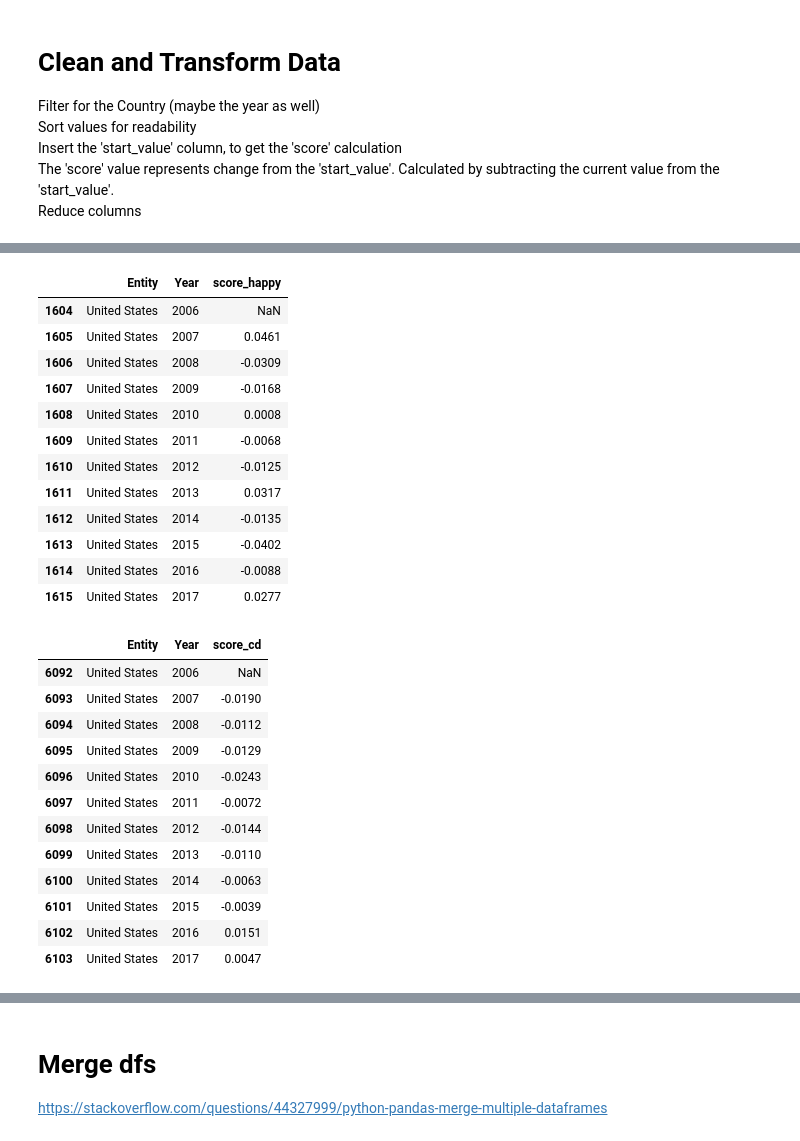
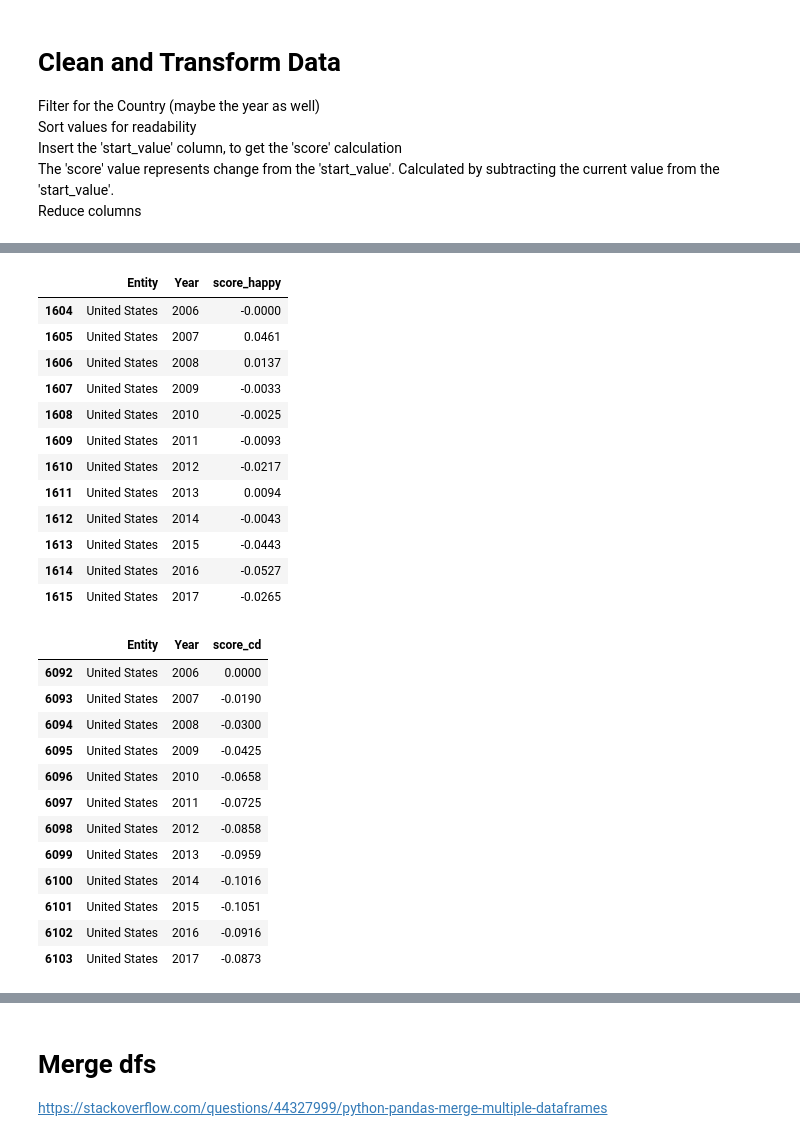
Before and after one commit to brendagutman/USA_Prosperity, a Jupyter notebook: Notebooks/usa_prosperity.ipynb, the cells around one changed output, grey strips where cells are left out. Drawn from its saved outputs; the diff is of its cells as text; code cells hidden in the pictures.

```diff
--- a/Notebooks/usa_prosperity.ipynb
+++ b/Notebooks/usa_prosperity.ipynb
@@ -60,49 +60,49 @@ human_df_clean
 # %%
 #filter and clean happiness data
 happiness_clean = happiness[(happiness['Code'] == 'USA')&(happiness['Year'] >= 2006)&(happiness['Year'] < 2018)]
 happiness_clean = happiness_clean.sort_values(['Year'], ascending = (True))
-#happiness_clean.insert(4, 'start_value_h', 7.181794)
-happiness_clean['start_value_h'] = (happiness_clean['Life satisfaction in Cantril Ladder (World Happiness Report 2019)'].shift(1))
+happiness_clean.insert(4, 'start_value_h', 7.181794)
+#happiness_clean['start_value_h'] = (happiness_clean['Life satisfaction in Cantril Ladder (World Happiness Report 2019)'].shift(1))
 happiness_clean['score_happy'] = round((happiness_clean['Life satisfaction in Cantril Ladder (World Happiness Report 2019)'] / happiness_clean['start_value_h'])-1,4)
 happiness_clean = happiness_clean[['Entity', 'Year','score_happy']]
 happiness_clean
 # %% [output]
 |  | Entity | Year | score_happy |
-| 1604 | United States | 2006 | NaN |
+| 1604 | United States | 2006 | -0.0000 |
 | 1605 | United States | 2007 | 0.0461 |
-| 1606 | United States | 2008 | -0.0309 |
-| 1607 | United States | 2009 | -0.0168 |
-| 1608 | United States | 2010 | 0.0008 |
-| 1609 | United States | 2011 | -0.0068 |
-| 1610 | United States | 2012 | -0.0125 |
-| 1611 | United States | 2013 | 0.0317 |
-| 1612 | United States | 2014 | -0.0135 |
-| 1613 | United States | 2015 | -0.0402 |
-| 1614 | United States | 2016 | -0.0088 |
-| 1615 | United States | 2017 | 0.0277 |
+| 1606 | United States | 2008 | 0.0137 |
+| 1607 | United States | 2009 | -0.0033 |
+| 1608 | United States | 2010 | -0.0025 |
+| 1609 | United States | 2011 | -0.0093 |
+| 1610 | United States | 2012 | -0.0217 |
+| 1611 | United States | 2013 | 0.0094 |
+| 1612 | United States | 2014 | -0.0043 |
+| 1613 | United States | 2015 | -0.0443 |
+| 1614 | United States | 2016 | -0.0527 |
+| 1615 | United States | 2017 | -0.0265 |
 # %%
 #filter and clean cancer death data
 cancer_death_clean = cancer_death[(cancer_death['Code'] == 'USA')&(cancer_death['Year'] >= 2006)&(cancer_death['Year'] < 2018)]
 cancer_death_clean = cancer_death_clean.sort_values(['Year'], ascending = (True))
-#cancer_death_clean.insert(4, 'start_value_cd', 139.857968)
-cancer_death_clean['start_value_cd'] = (cancer_death_clean['Deaths - Neoplasms - Sex: Both - Age: Age-standardized (Rate)'].shift(1))
+cancer_death_clean.insert(4, 'start_value_cd', 139.857968)
+#cancer_death_clean['start_value_cd'] = (cancer_death_clean['Deaths - Neoplasms - Sex: Both - Age: Age-standardized (Rate)'].shift(1))
 cancer_death_clean['score_cd'] = round((cancer_death_clean['Deaths - Neoplasms - Sex: Both - Age: Age-standardized (Rate)'] / cancer_death_clean['start_value_cd'])-1,4)
 cancer_death_clean = cancer_death_clean[['Entity', 'Year','score_cd']]
 cancer_death_clean
 # %% [output]
 |  | Entity | Year | score_cd |
-| 6092 | United States | 2006 | NaN |
+| 6092 | United States | 2006 | 0.0000 |
 | 6093 | United States | 2007 | -0.0190 |
-| 6094 | United States | 2008 | -0.0112 |
-| 6095 | United States | 2009 | -0.0129 |
-| 6096 | United States | 2010 | -0.0243 |
-| 6097 | United States | 2011 | -0.0072 |
-| 6098 | United States | 2012 | -0.0144 |
-| 6099 | United States | 2013 | -0.0110 |
-| 6100 | United States | 2014 | -0.0063 |
-| 6101 | United States | 2015 | -0.0039 |
-| 6102 | United States | 2016 | 0.0151 |
-| 6103 | United States | 2017 | 0.0047 |
+| 6094 | United States | 2008 | -0.0300 |
+| 6095 | United States | 2009 | -0.0425 |
+| 6096 | United States | 2010 | -0.0658 |
+| 6097 | United States | 2011 | -0.0725 |
+| 6098 | United States | 2012 | -0.0858 |
+| 6099 | United States | 2013 | -0.0959 |
+| 6100 | United States | 2014 | -0.1016 |
+| 6101 | United States | 2015 | -0.1051 |
+| 6102 | United States | 2016 | -0.0916 |
+| 6103 | United States | 2017 | -0.0873 |
 # %%
 #filter and clean cancer incidence data
 cancer_incidence_clean = cancer_incidence[(cancer_incidence['Code'] == 'USA')&(cancer_incidence['Year'] >= 2006)&(cancer_incidence['Year'] < 2018)]
```
Also changed, not shown: parts of 28 cells of this notebook, 6 other files.
